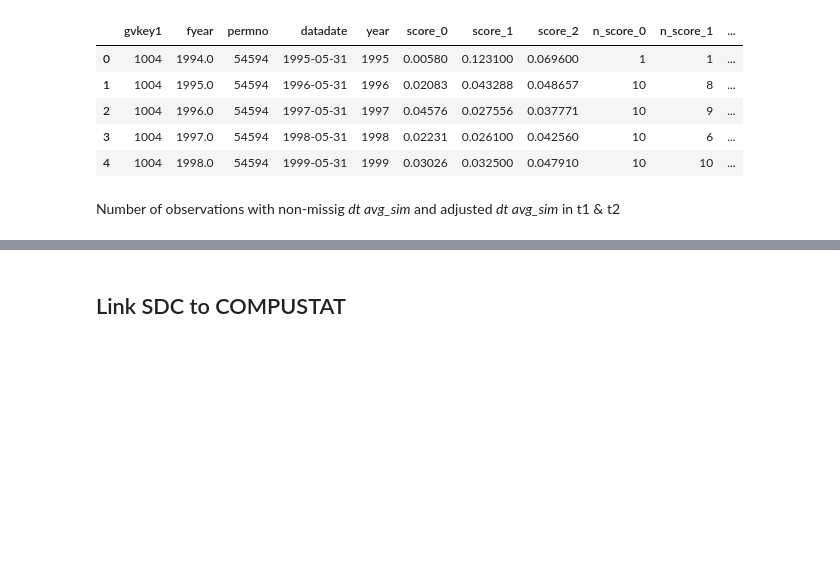
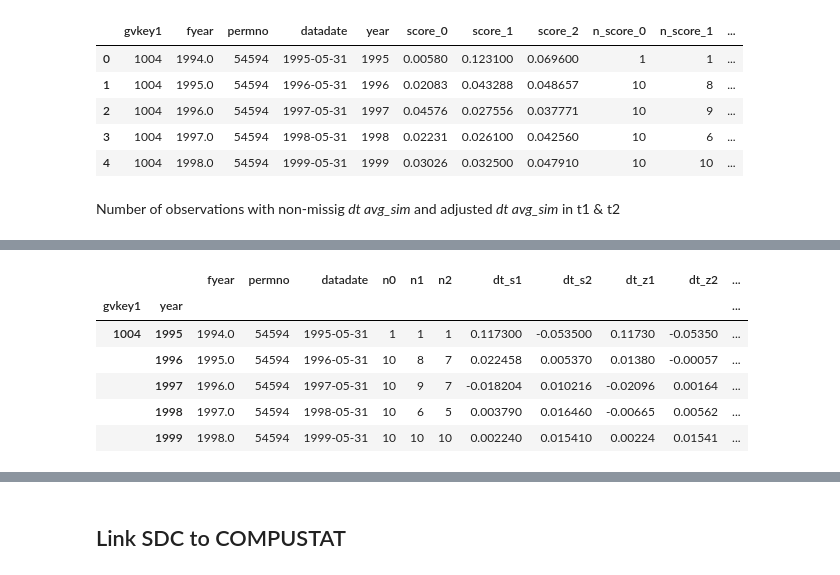
Before and after one commit to heejinohn/cko2019, a Jupyter notebook: 1_code/Review_IV.ipynb, the cells around one changed output, grey strips where cells are left out. Drawn from its saved outputs; the diff is of its cells as text; code cells hidden in the pictures; blank space fills up the shorter version.

```diff
--- a/1_code/Review_IV.ipynb
+++ b/1_code/Review_IV.ipynb
@@ -297,0 +335,10 @@ print(len(dt_sim[(dt_sim['dt_s1'].notnull())&(dt_sim['dt_s2'].notnull())]),
+# %%
+dt_sim.head()
+# %% [output]
+|  |  | fyear | permno | datadate | n0 | n1 | n2 | dt_s1 | dt_s2 | dt_z1 | dt_z2 | ... |
+| gvkey1 | year |  |  |  |  |  |  |  |  |  |  | ... |
+| 1004 | 1995 | 1994.0 | 54594 | 1995-05-31 | 1 | 1 | 1 | 0.117300 | -0.053500 | 0.11730 | -0.05350 | ... |
+|  | 1996 | 1995.0 | 54594 | 1996-05-31 | 10 | 8 | 7 | 0.022458 | 0.005370 | 0.01380 | -0.00057 | ... |
+|  | 1997 | 1996.0 | 54594 | 1997-05-31 | 10 | 9 | 7 | -0.018204 | 0.010216 | -0.02096 | 0.00164 | ... |
+|  | 1998 | 1997.0 | 54594 | 1998-05-31 | 10 | 6 | 5 | 0.003790 | 0.016460 | -0.00665 | 0.00562 | ... |
+|  | 1999 | 1998.0 | 54594 | 1999-05-31 | 10 | 10 | 10 | 0.002240 | 0.015410 | 0.00224 | 0.01541 | ... |
```
Also changed, not shown: parts of 32 cells of this notebook.
